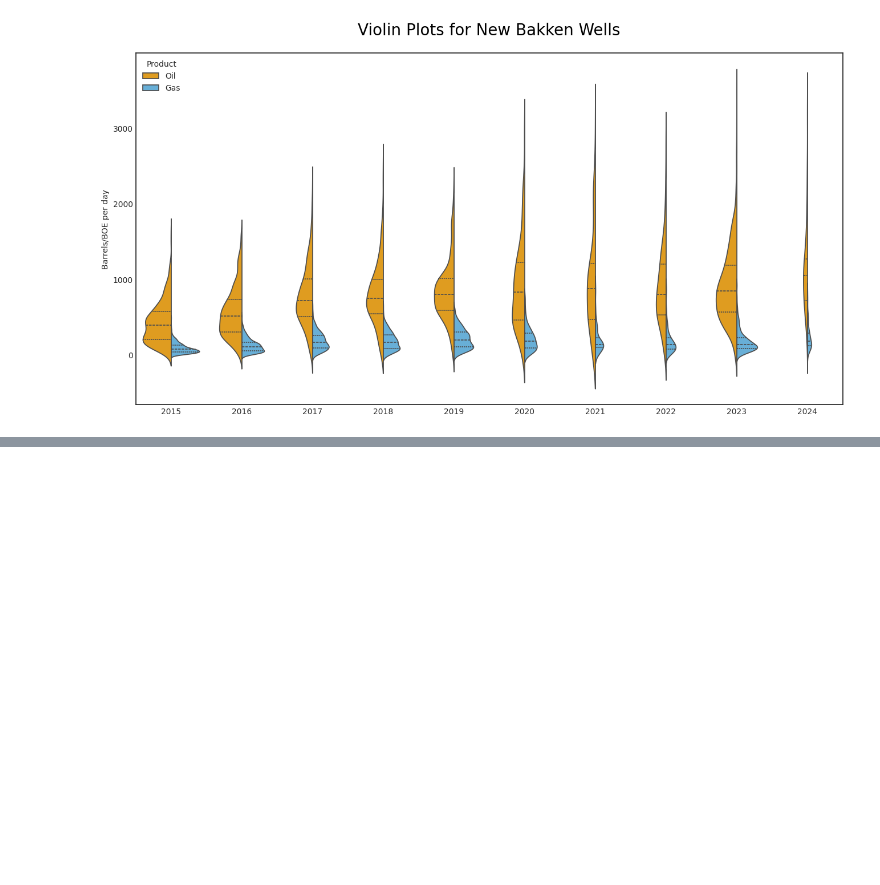
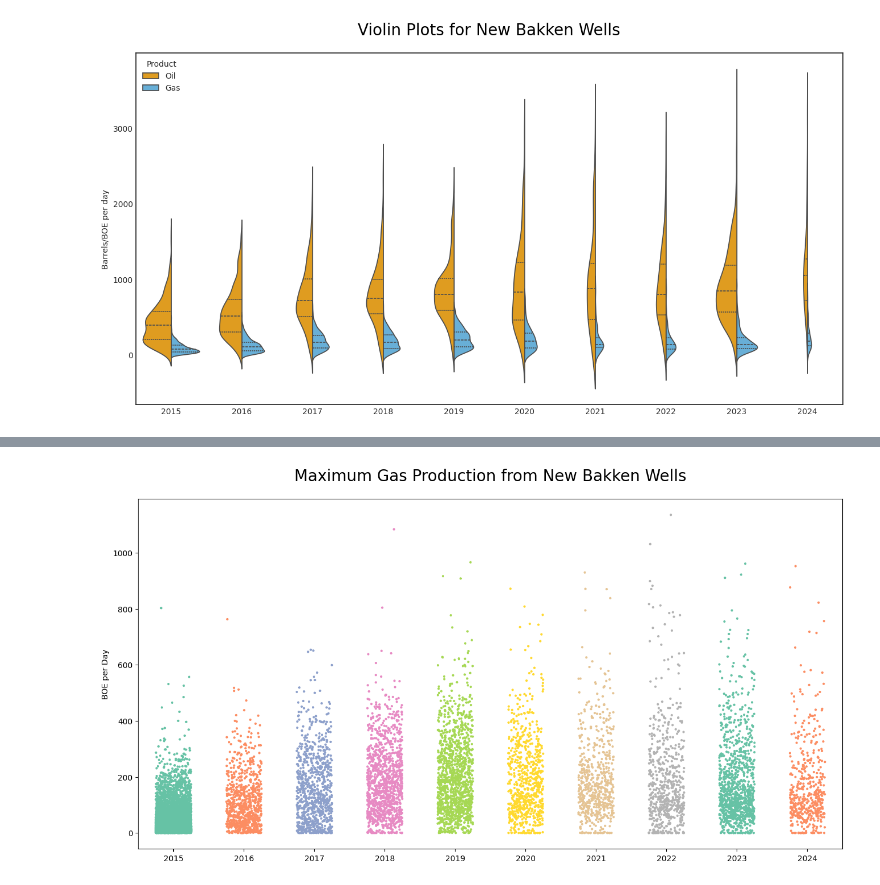
Before and after one commit to JozefSL/pyNotes, a Jupyter notebook: NorthDakota/maxPlots.ipynb, the cells around one changed output, grey strips where cells are left out. Cells and saved outputs as stored; diff of their text form; code cells hidden in the pictures; blank space fills up the shorter version.

```diff
--- a/NorthDakota/maxPlots.ipynb
+++ b/NorthDakota/maxPlots.ipynb
@@ -46,0 +145,6 @@ plt.legend(loc='upper left',title='Product');
+# %%
+plt.title('Maximum Gas Production from New Bakken Wells', pad=23, color='black', size=20)
+sns.stripplot(x="year", y="Gas", data=data, size=3,hue='year',legend=False, palette='Set2',
+              jitter=0.25).set(xlabel=None, ylabel='BOE per Day');
+# %% [output]
+[figure, added]
```
Also changed, not shown: parts of 17 cells of this notebook.
